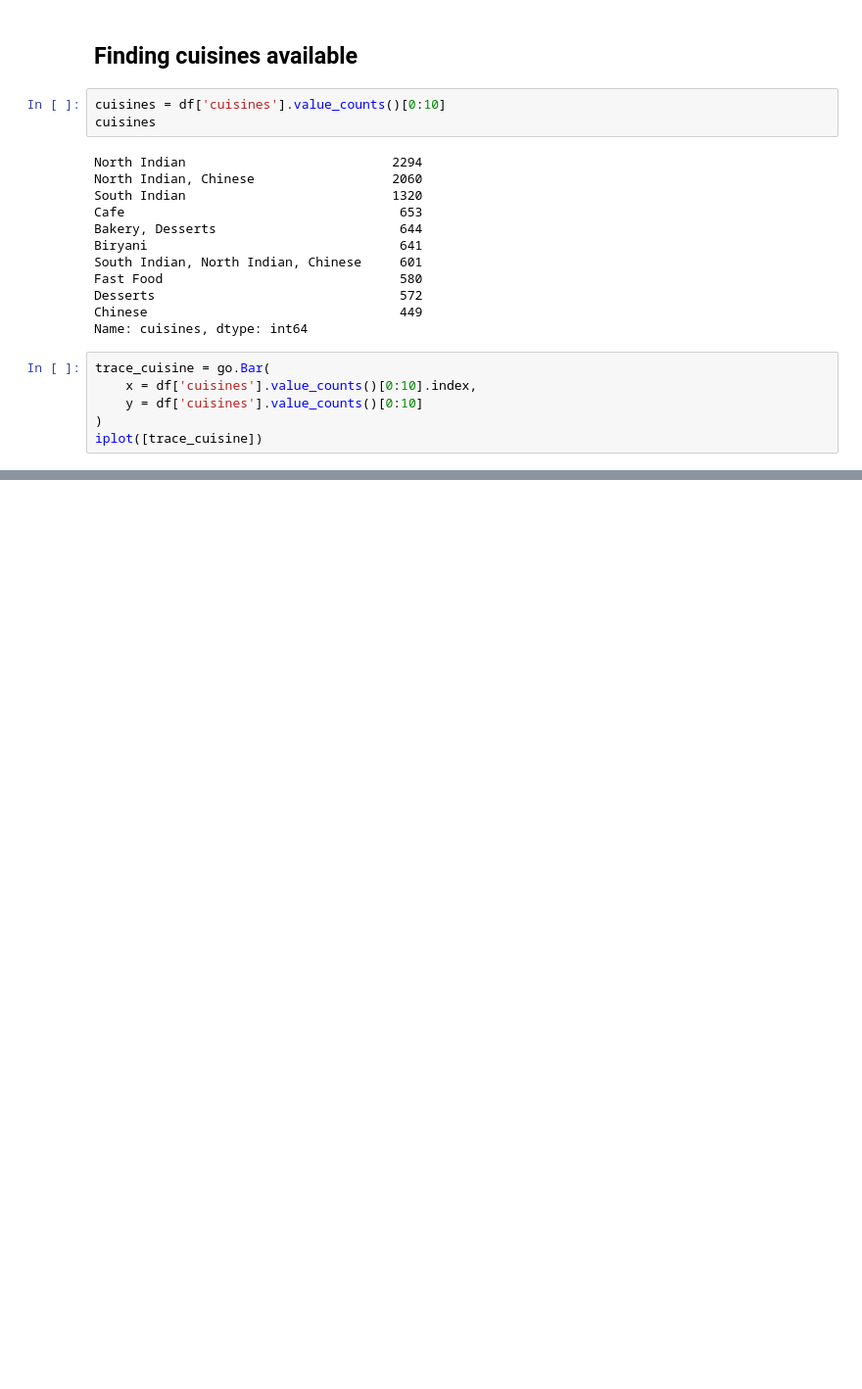
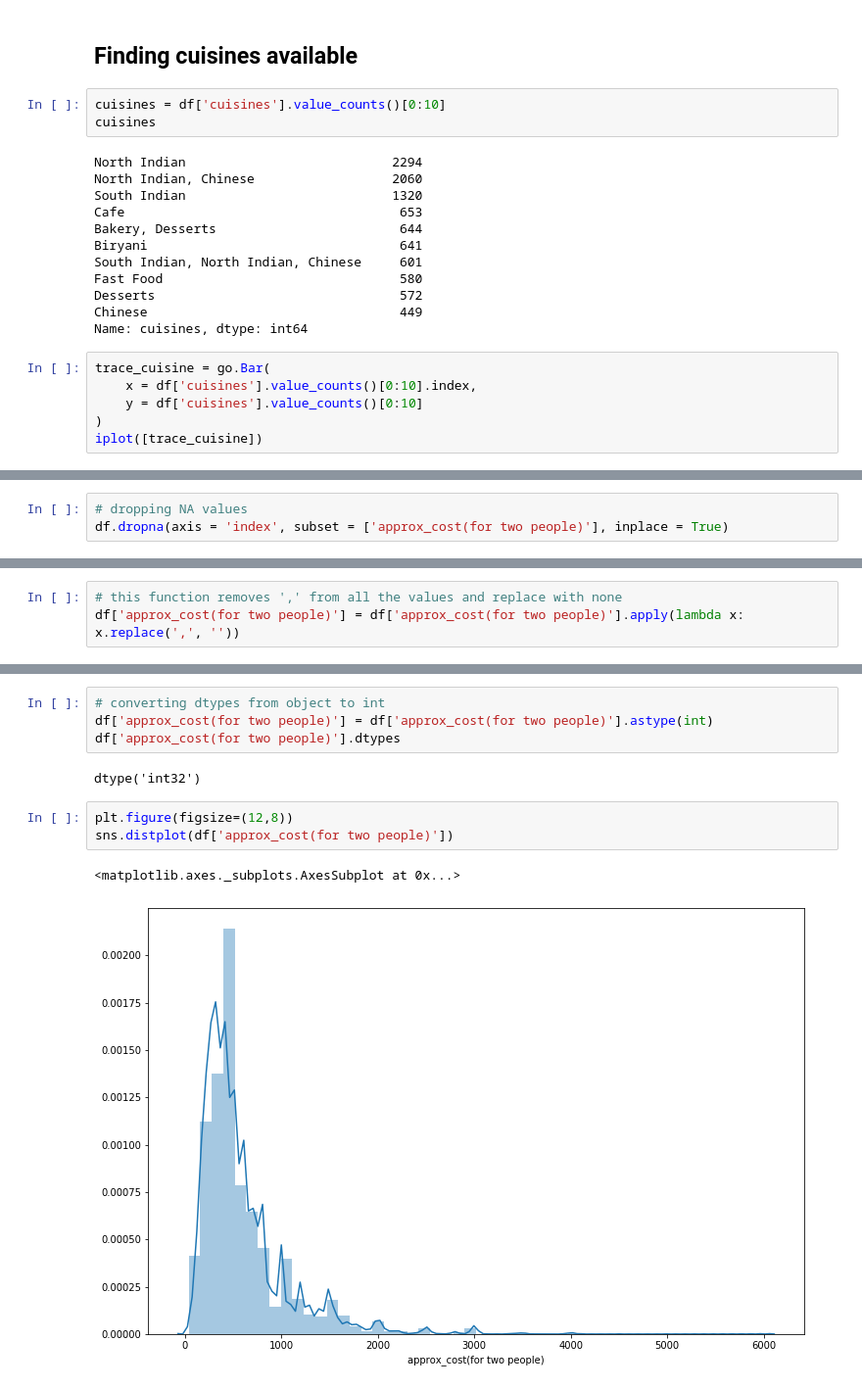
Before and after one commit to MiskaturRahman/Data-Science-PortFolio, a Jupyter notebook: Zomato Data Analysis/Zomato_EDA.ipynb, the cells around one changed output, grey strips where cells are left out. Shown at 98% size. Drawn from its saved outputs; the diff is of its cells as text; blank space fills up the shorter version.

Commit message:
cost analysis

```diff
--- a/Zomato Data Analysis/Zomato_EDA.ipynb
+++ b/Zomato Data Analysis/Zomato_EDA.ipynb
@@ -353,0 +370,3 @@ iplot([trace_cuisine])
+# %%
+# dropping NA values
+df.dropna(axis = 'index', subset = ['approx_cost(for two people)'], inplace = True)
@@ -353,0 +391,3 @@ iplot([trace_cuisine])
+# %%
+# this function removes ',' from all the values and replace with none
+df['approx_cost(for two people)'] = df['approx_cost(for two people)'].apply(lambda x: x.replace(',', ''))
@@ -353,0 +406,12 @@ iplot([trace_cuisine])
+# %%
+# converting dtypes from object to int
+df['approx_cost(for two people)'] = df['approx_cost(for two people)'].astype(int)
+df['approx_cost(for two people)'].dtypes
+# %% [output]
+dtype('int32')
+# %%
+plt.figure(figsize=(12,8))
+sns.distplot(df['approx_cost(for two people)'])
+# %% [output]
+<matplotlib.axes._subplots.AxesSubplot at 0x...>
+[figure, added]
```
Also changed, not shown: parts of 12 cells of this notebook.
